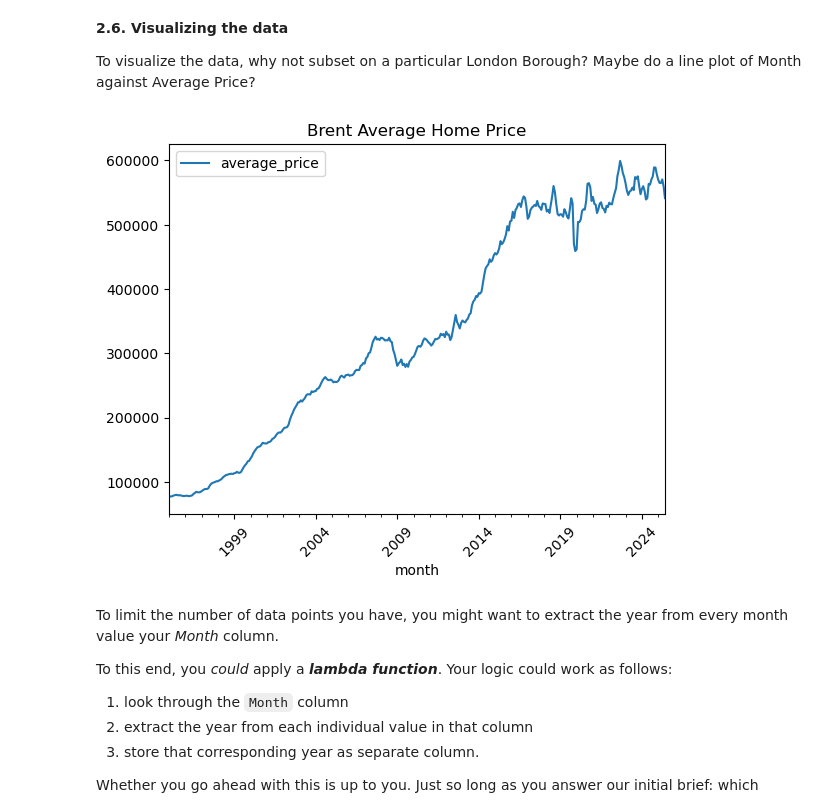
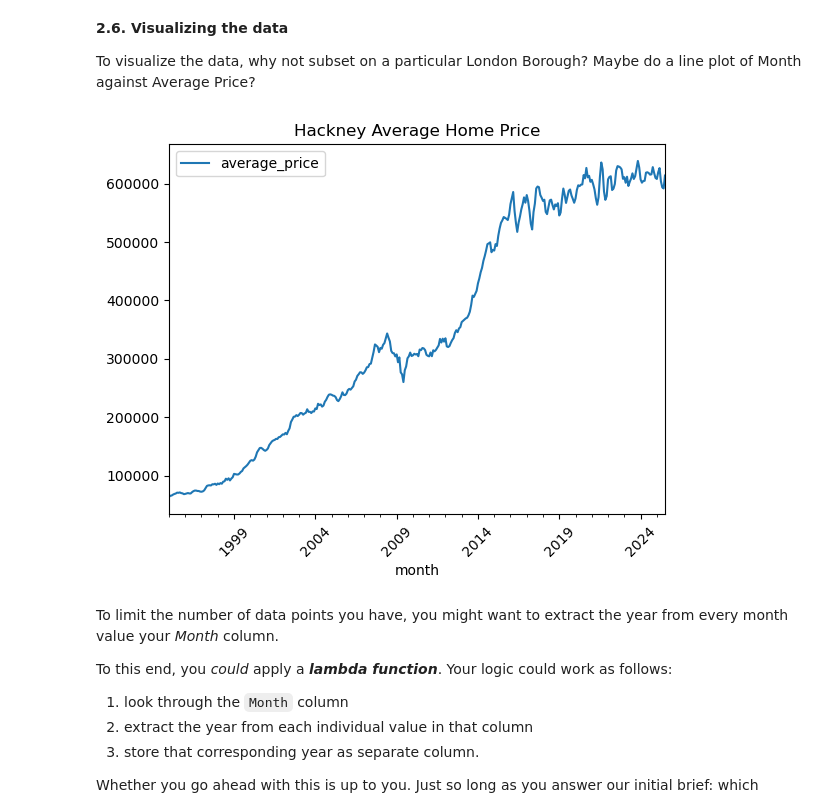
Before and after one commit to pascal-inboxes1b/springboard2, a Jupyter notebook: Unit 4 Challenge - Tier 3.ipynb, the cells around one changed output. Drawn from its saved outputs; the diff is of its cells as text; code cells hidden in the pictures.

```diff
--- a/Unit 4 Challenge - Tier 3.ipynb
+++ b/Unit 4 Challenge - Tier 3.ipynb
@@ -239,12 +237,12 @@ Check out the contents of the London Borough column, and if you find null values
 
 To visualize the data, why not subset on a particular London Borough? Maybe do a line plot of Month against Average Price?
 # %%
-subset_borough = 'Brent'
+subset_borough = 'Hackney'
 subset_df = properties_melted[properties_melted['borough'] == subset_borough]
 subset_df.plot(x='month', y='average_price', kind='line', rot=45, title=subset_borough + ' Average Home Price')
 plt.show()
 # %% [output]
-[figure, old version]
+[figure, new version]
 # %% [markdown]
 To limit the number of data points you have, you might want to extract the year from every month value your *Month* column.
 
```
Also changed, not shown: parts of 4 cells of this notebook.
